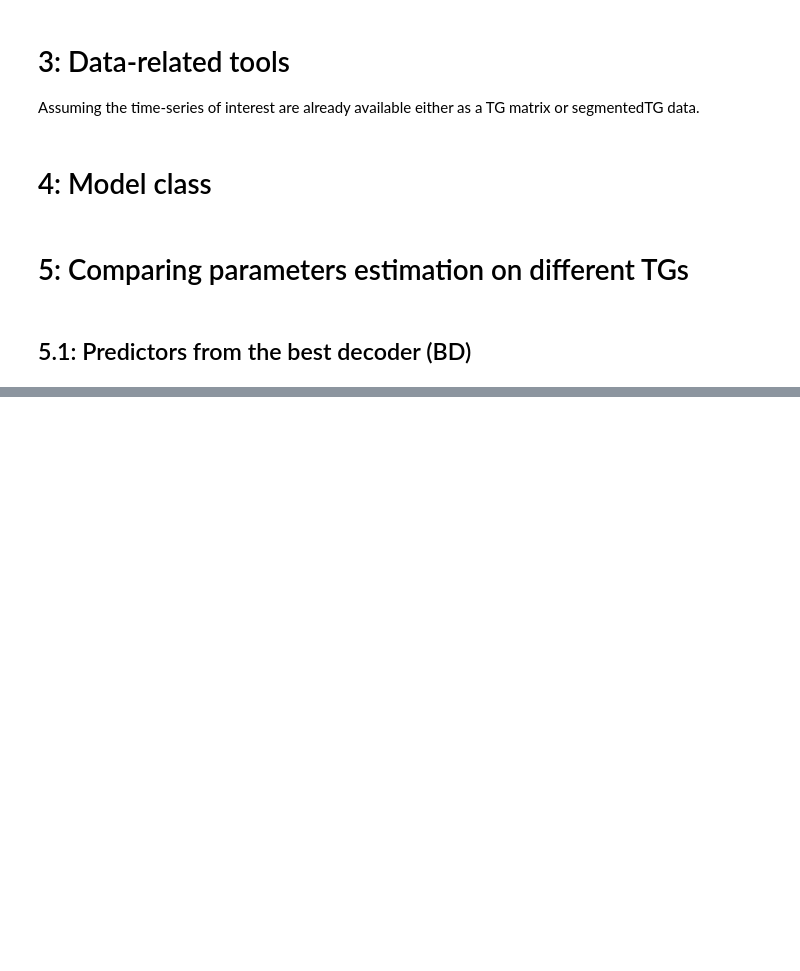
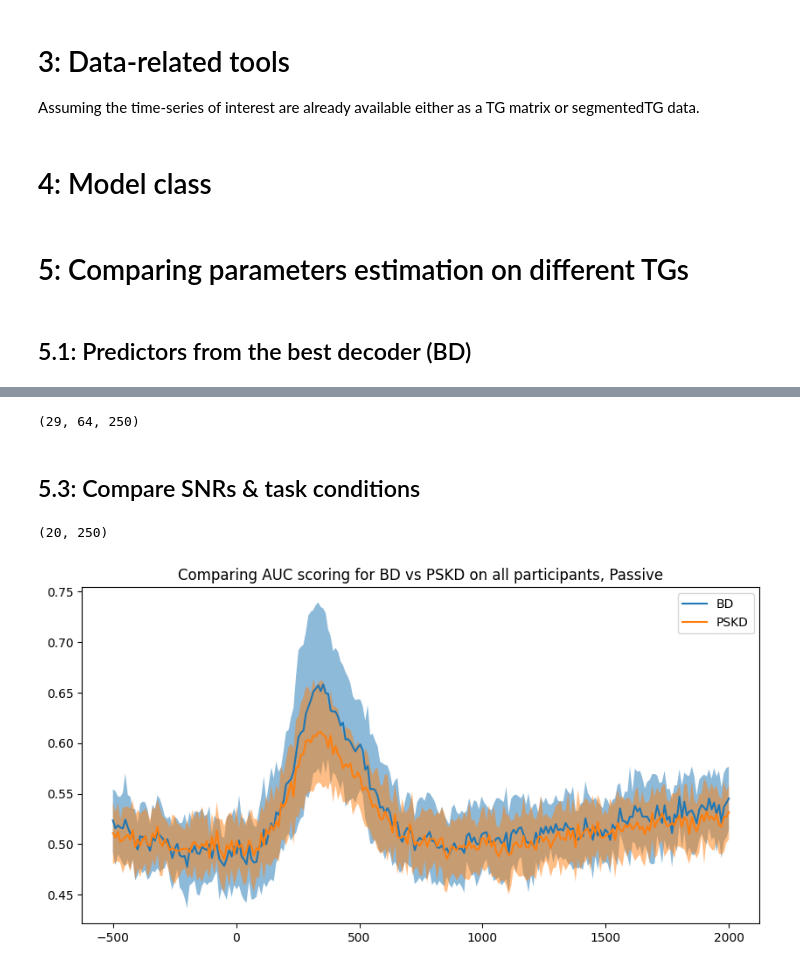
Before and after one commit to ThoHardy/SOUNDMODEL, a Jupyter notebook: SegmentedTemporalGeneralization.ipynb, the cells around one changed output, grey strips where cells are left out. Drawn from its saved outputs; the diff is of its cells as text; code cells hidden in the pictures; blank space fills up the shorter version.

```diff
--- a/SegmentedTemporalGeneralization.ipynb
+++ b/SegmentedTemporalGeneralization.ipynb
@@ -499,6 +501,7 @@ def compute_time_series(data_ref, n_jobs=30, blocks=None, categories=range(6)):
     time_series = {}
     for cat in tqdm(categories, leave=False, desc='Applies...'):
         time_series[cat] = time_gen.decision_function(epochs[str(cat+1)].get_data())
+    del epochs
 
     if blocks != None:
         # get test data
@@ -513,6 +516,7 @@ def compute_time_series(data_ref, n_jobs=30, blocks=None, categories=range(6)):
         X = combined_epochs_test.get_data()  # Shape: (n_epochs, n_channels, n_times)
         y = np.where(combined_epochs_test.events[:, 2] == 1, 0, 1)
         scores = time_gen.score(X, y)
+        del epochs_test
         return time_series, scores
     else:
         return time_series
@@ -1388,0 +1468,29 @@ Find best 2D Gaussian...
+# %%
+stim_abs_epochs_test.get_data()[:,:,i].shape # shape n_trials, n_channels, n_times
+# %% [output]
+(29, 64, 250)
+# %% [markdown]
+## 5.3: Compare SNRs & task conditions
+# %%
+
+for task in ['Passive']:
+    scores_BD = np.load(f'CV_LogReg_OU/LogReg_scores_{task}_BD.npy')
+    scores_PSKD = np.load(f'CV_LogReg_OU/LogReg_scores_{task}_PSKD.npy')
+    print(scores_BD.shape)
+
+    mu_BD, err_BD = np.mean(scores_BD,0), np.std(scores_BD,0)
+    mu_PSKD, err_PSKD = np.mean(scores_PSKD,0), np.std(scores_PSKD,0)
+
+    times = np.linspace(-500, 2000, 250)
+    plt.figure(figsize=(10,5))
+    plt.plot(times, mu_BD, label='BD')
+    plt.fill_between(times, mu_BD+err_BD, mu_BD-err_BD, alpha=0.5)
+    plt.plot(times, mu_PSKD, label='PSKD')
+    plt.fill_between(times, mu_PSKD+err_PSKD, mu_PSKD-err_PSKD, alpha=0.5)
+    plt.title(f'Comparing AUC scoring for BD vs PSKD on all participants, {task}')
+    plt.legend()
+    plt.savefig(f'CV_LogReg_OU/LogReg_scores_{task}_BDvsPSKD.png')
+    plt.show()
+# %% [output]
+(20, 250)
+[figure, added]
```
Also changed, not shown: parts of 13 cells of this notebook.
